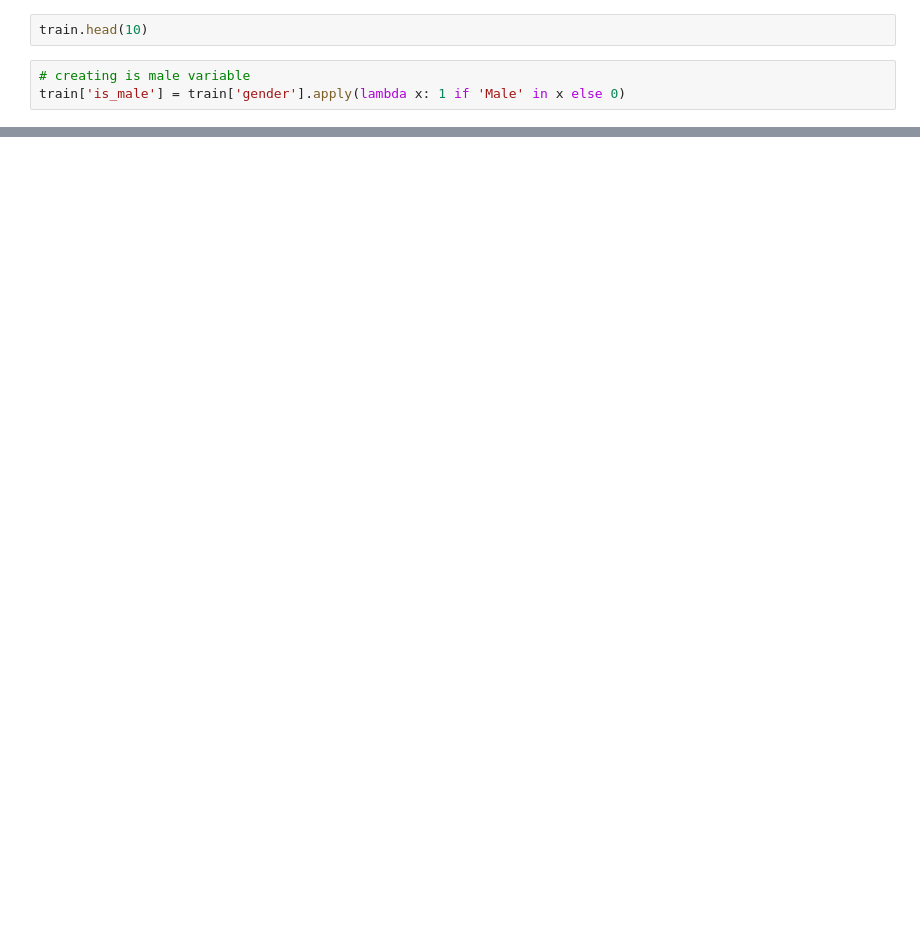
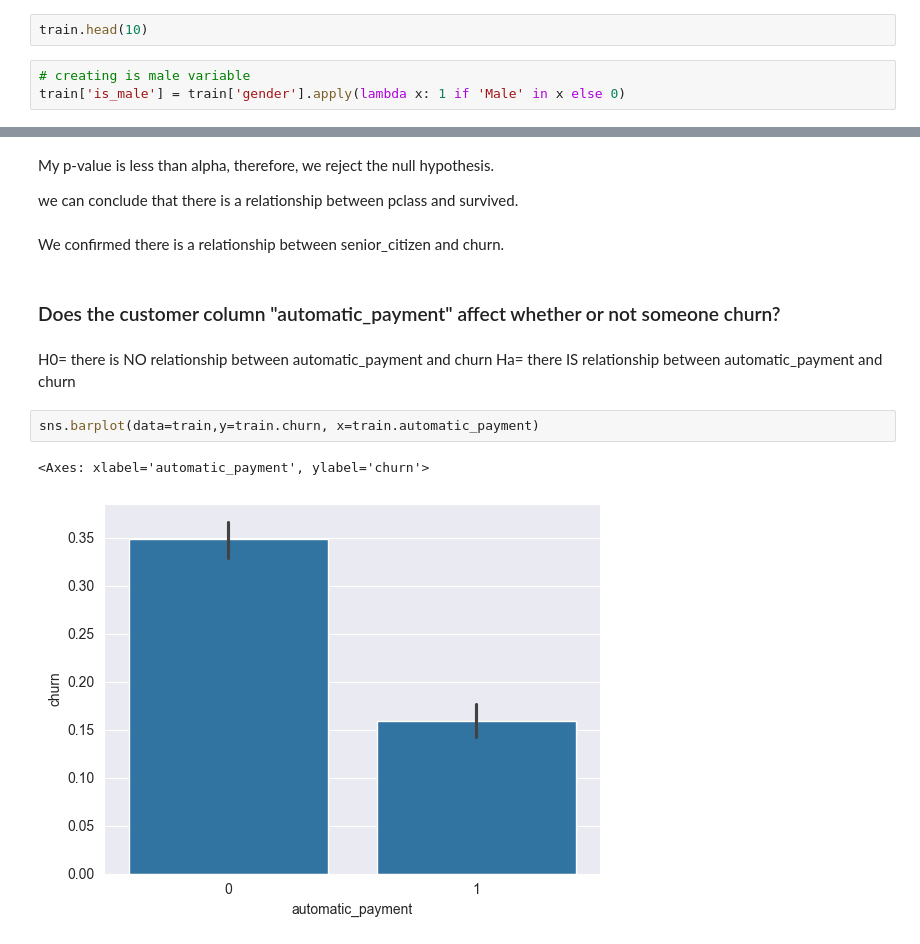
Before and after one commit to christopher-baez/classification-project, a Jupyter notebook: work_notebook.ipynb, the cells around one changed output, grey strips where cells are left out. Saved outputs shown, nothing was run; the diff lists cells and outputs as text; blank space fills up the shorter version.

```diff
--- a/work_notebook.ipynb
+++ b/work_notebook.ipynb
@@ -154,0 +476,16 @@ train.total_charges.astype(float)
+# %% [markdown]
+My p-value is less than alpha, therefore, we reject the null hypothesis.
+
+we can conclude that there is a relationship between pclass and survived.
+# %% [markdown]
+We confirmed there is a relationship between senior_citizen and churn.
+# %% [markdown]
+### Does the customer column "automatic_payment" affect whether or not someone churn?
+# %% [markdown]
+H0= there is NO relationship between automatic_payment and churn
+Ha= there IS relationship between automatic_payment and churn
+# %%
+sns.barplot(data=train,y=train.churn, x=train.automatic_payment)
+# %% [output]
+<Axes: xlabel='automatic_payment', ylabel='churn'>
+[figure, added]
```
Also changed, not shown: parts of 90 cells of this notebook, 5 other files.
